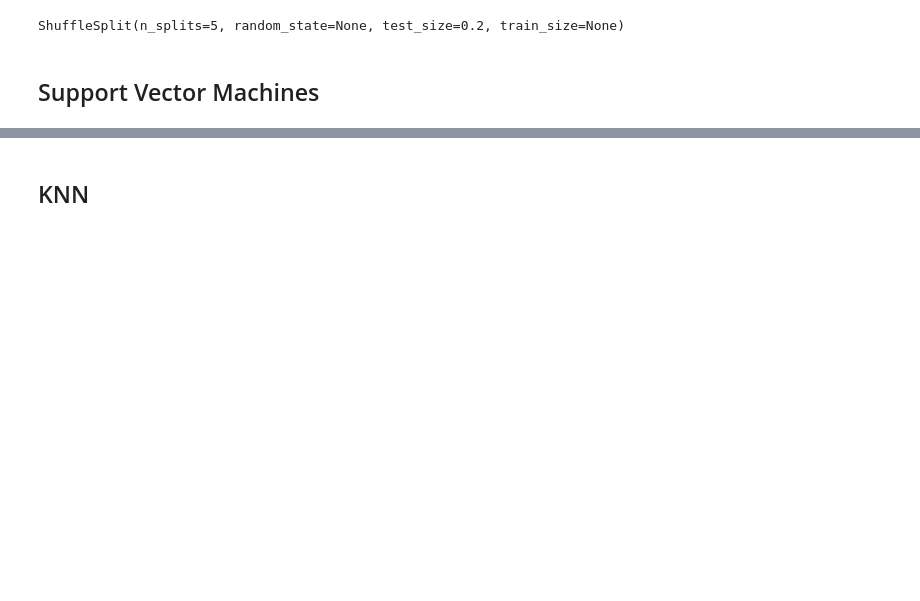
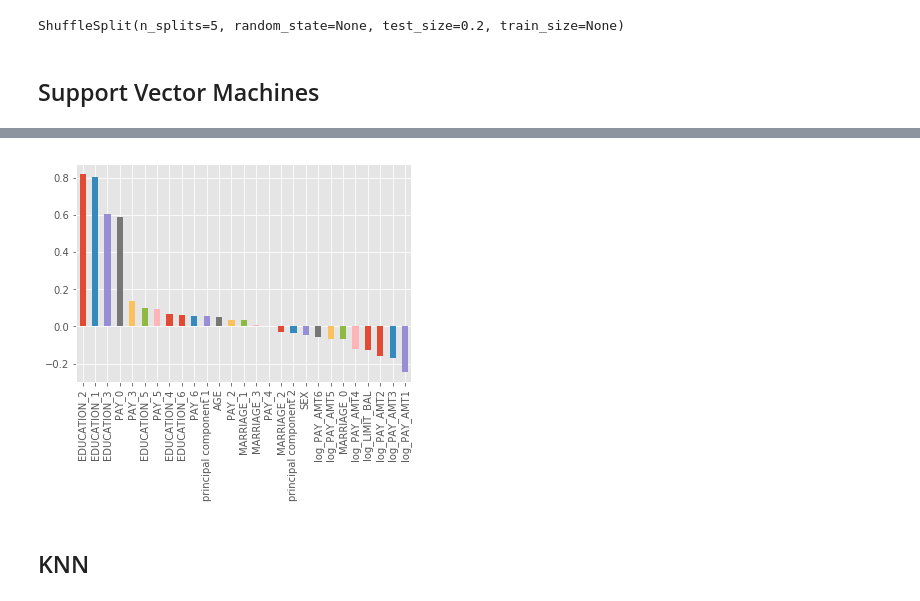
Before and after one commit to davxdan/DataMiningGroupProjects, a Jupyter notebook: Lab 2/Olga/Olga_Lab_2.ipynb, the cells around one changed output, grey strips where cells are left out. Drawn from its saved outputs; the diff is of its cells as text; code cells hidden in the pictures; blank space fills up the shorter version.

```diff
--- a/Lab 2/Olga/Olga_Lab_2.ipynb
+++ b/Lab 2/Olga/Olga_Lab_2.ipynb
@@ -177,3 +210,15 @@ Using Support Vector Machines method in predicting Default or Not Default status
+# %%
+# now let's make a pandas Series with the names and values, and plot them
+from matplotlib import pyplot as plt
+%matplotlib inline
+plt.style.use('ggplot')
+
+weights = pd.Series(svm_clf.coef_[0],index=final_Data_Frame_1.columns)
+weights2 = weights.sort_values(ascending = False)
+weights2.plot(kind='bar')
+plt.show()
+# %% [output]
+[figure, added]
 # %% [markdown]
 ## KNN
 # %%
```
Also changed, not shown: parts of 24 cells of this notebook.
